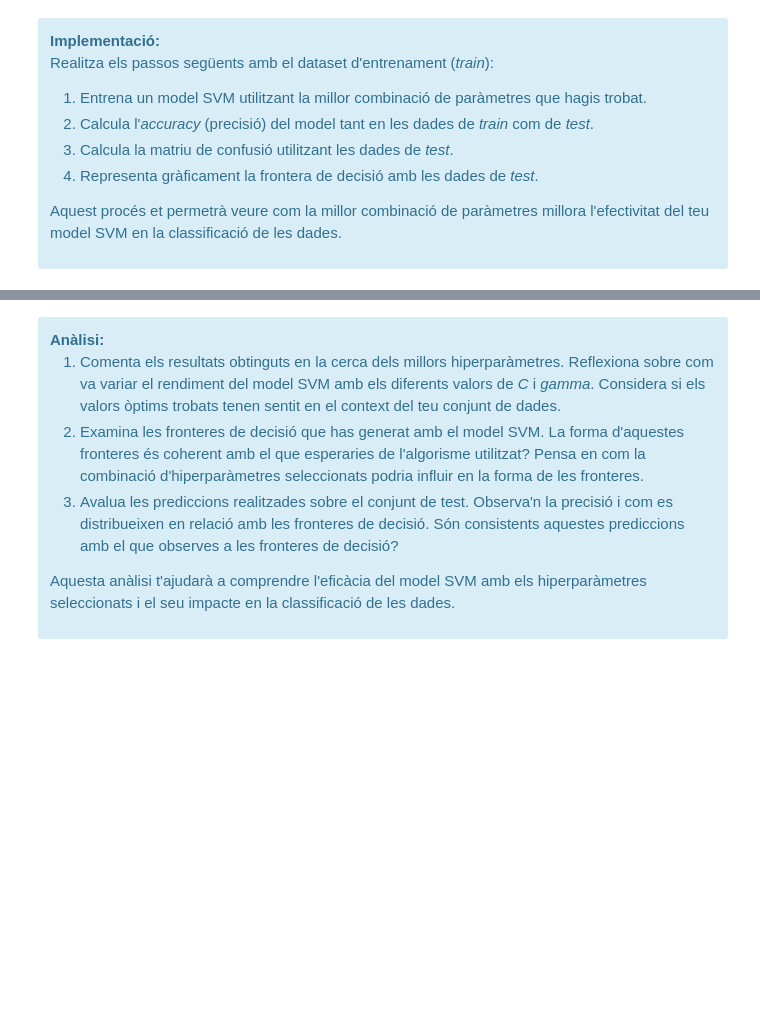
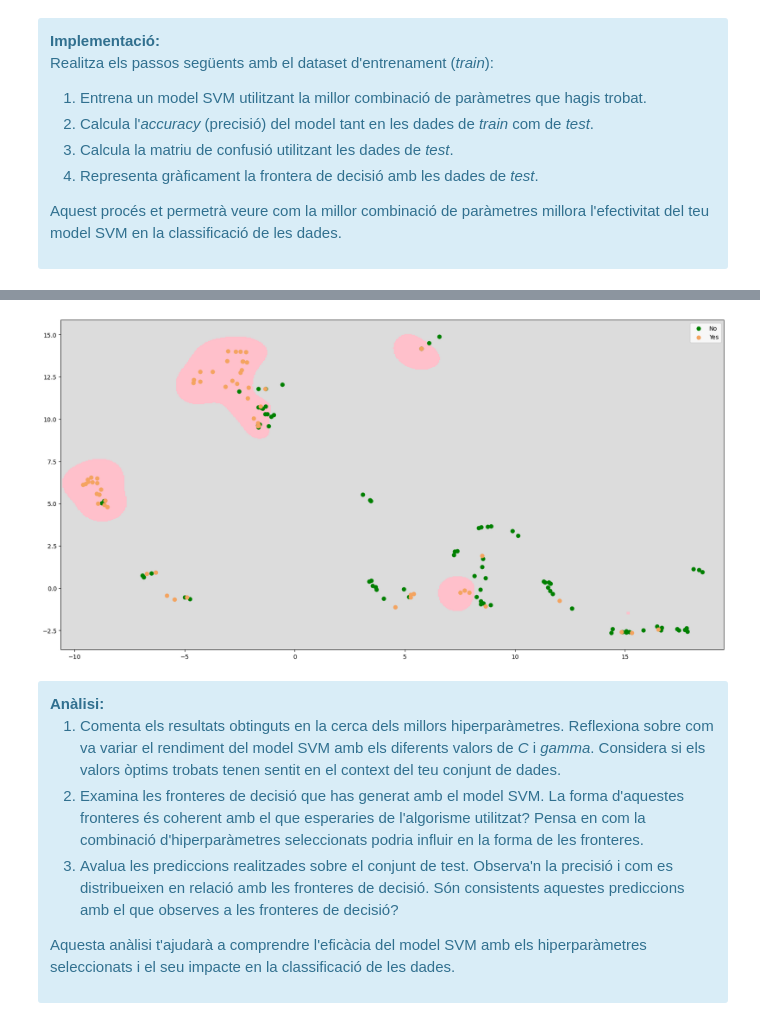
Before and after one commit to marc7666/PAC3-aprenentatge-automatic, a Jupyter notebook: M2.991_20242_PAC3-Enunciat-1.ipynb, the cells around one changed output, grey strips where cells are left out. Drawn from its saved outputs; the diff is of its cells as text; code cells hidden in the pictures; blank space fills up the shorter version.

```diff
--- a/M2.991_20242_PAC3-Enunciat-1.ipynb
+++ b/M2.991_20242_PAC3-Enunciat-1.ipynb
@@ -558,3 +639,8 @@ Aquest procés et permetrà veure com la millor combinació de paràmetres millo
+# %%
+# Step 4: Boundaries
+plot_decision_boundaries(svm_optimal, X_test_projection, y_test)
+# %% [output]
+[figure, added]
 # %% [markdown]
 <div class="alert alert-block alert-info">
 <strong>Anàlisi:</strong>
```
Also changed, not shown: parts of 13 cells of this notebook.
